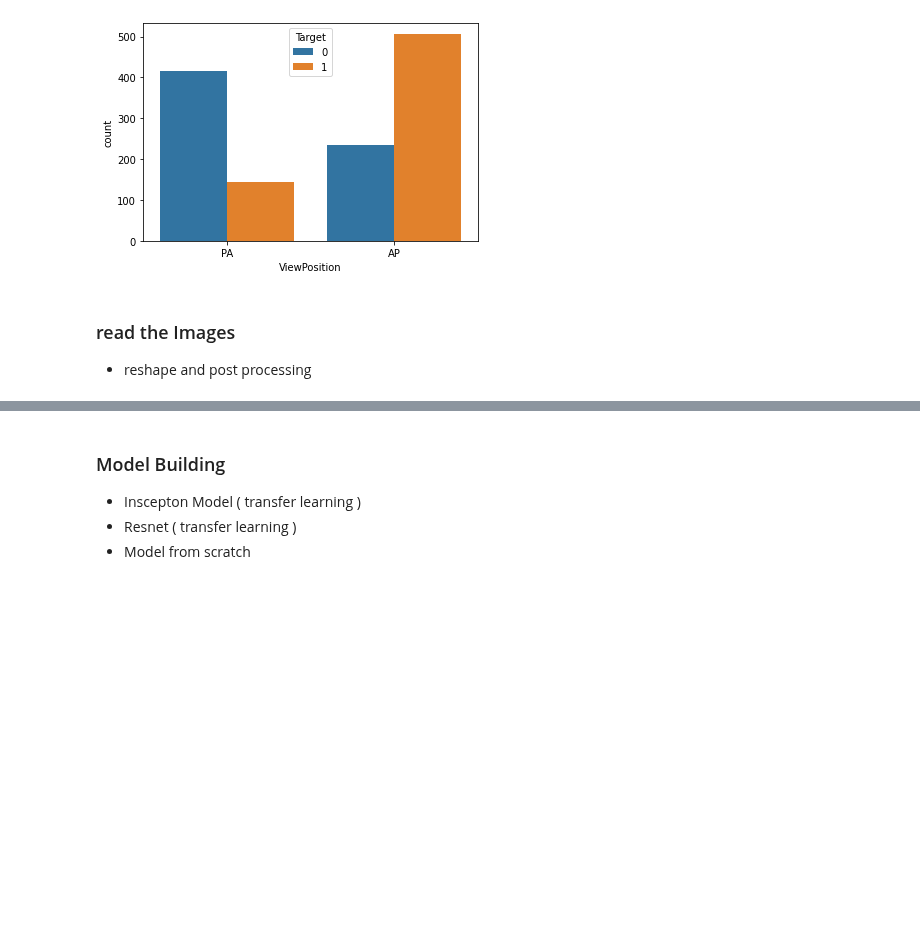
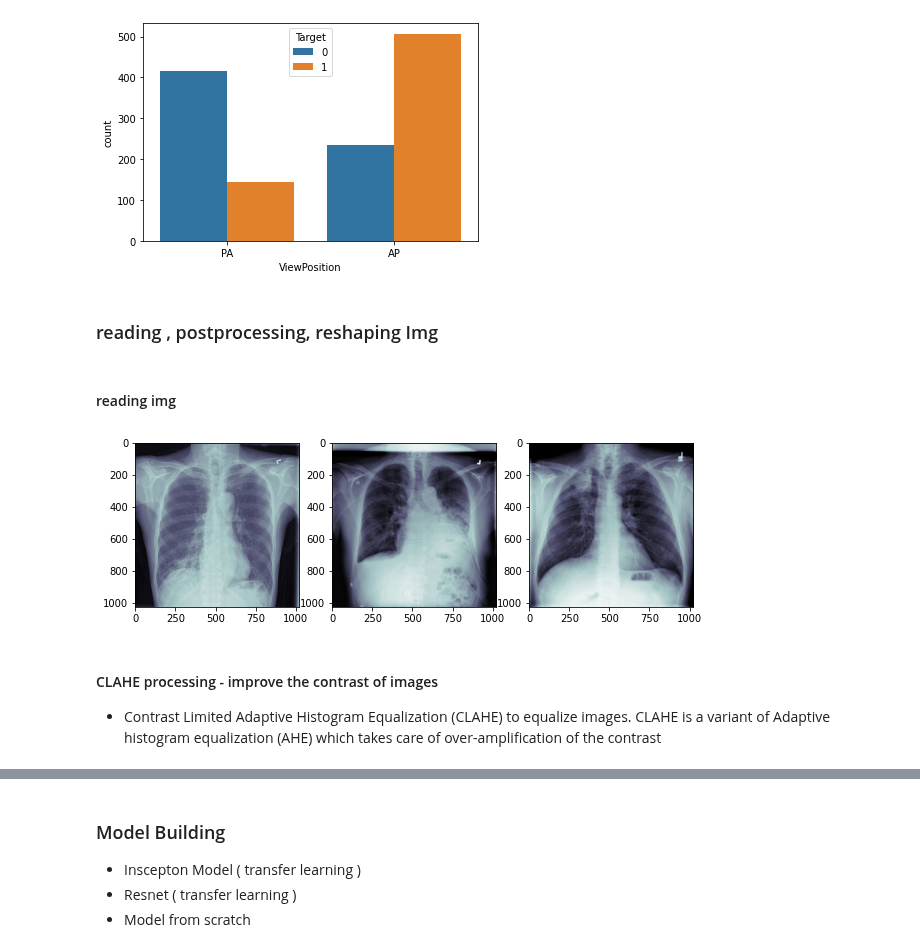
Before and after one commit to baalasangar/MLAI, a Jupyter notebook: 13_Capstone/Model_building_classification.ipynb, the cells around one changed output, grey strips where cells are left out. Drawn from its saved outputs; the diff is of its cells as text; code cells hidden in the pictures; blank space fills up the shorter version.

Commit message:
post processing

```diff
--- a/13_Capstone/Model_building_classification.ipynb
+++ b/13_Capstone/Model_building_classification.ipynb
@@ -110,6 +123,5 @@ sns.countplot(data = sampled_metadata,x="ViewPosition",hue="Target")
 # %% [output]
 <matplotlib.axes._subplots.AxesSubplot at 0x...>
 [figure]
-# %% [markdown]
-### read the Images
- - reshape and post processing
+# %% [markdown]
+### reading , postprocessing, reshaping Img
@@ -115,0 +150,19 @@ sns.countplot(data = sampled_metadata,x="ViewPosition",hue="Target")
+# %% [markdown]
+#### reading img
+# %%
+with open('/content/drive/MyDrive/GreatLearning/Captone_project/Code/Baala/image_list.pkl','rb') as f:
+  X_image_list = pickle.load(f)
+
+with open('/content/drive/MyDrive/GreatLearning/Captone_project/Code/Baala/label_list.pkl','rb') as f:
+  y_lable_value = pickle.load(f)
+# %%
+plt.figure(figsize=(10, 10))
+for i in range(0,3):
+  ax = plt.subplot(1, 3, i + 1)
+  plt.imshow(X_image_list[i],"bone")
+plt.show()
+# %% [output]
+[figure, added]
+# %% [markdown]
+#### CLAHE processing - improve the contrast of images
+ - Contrast Limited Adaptive Histogram Equalization (CLAHE) to equalize images. CLAHE is a variant of Adaptive histogram equalization (AHE) which takes care of over-amplification of the contrast
```
Also changed, not shown: parts of 17 cells of this notebook.
